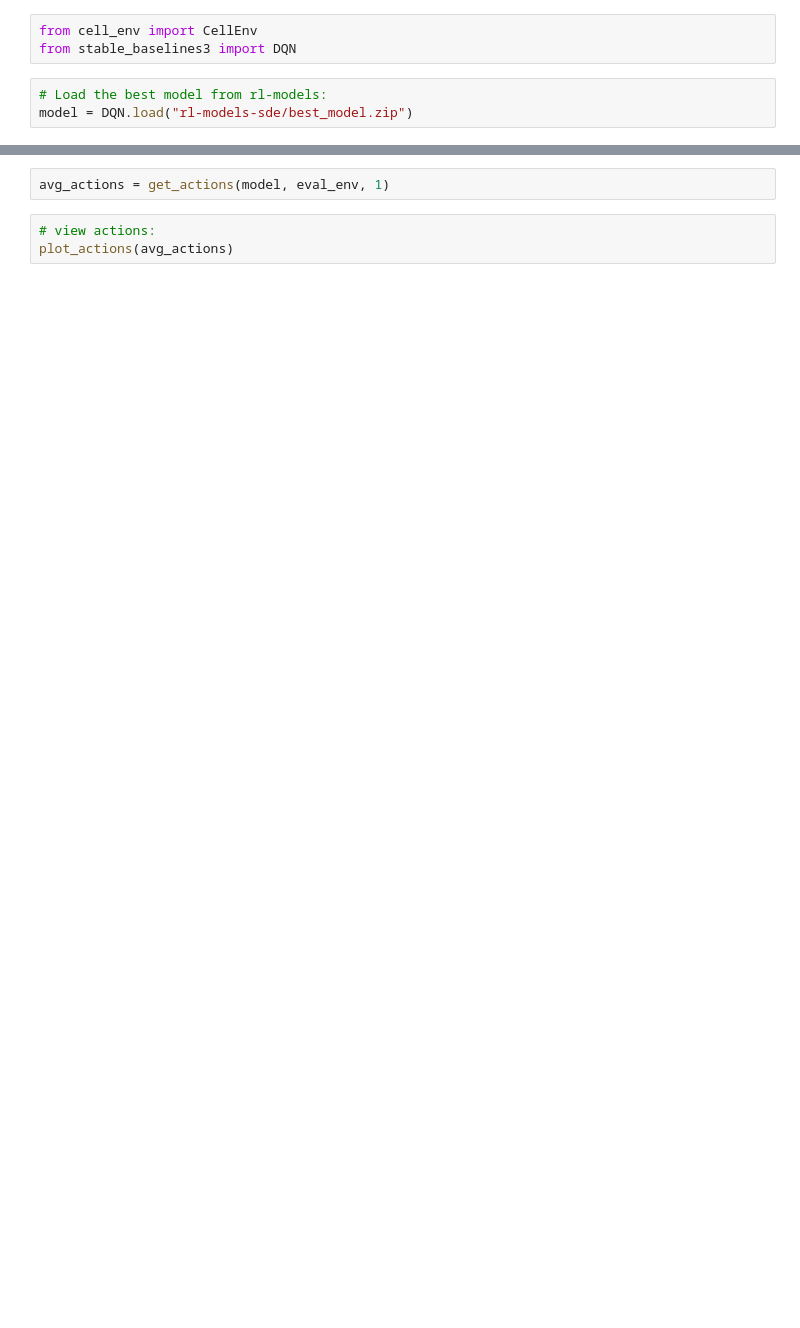
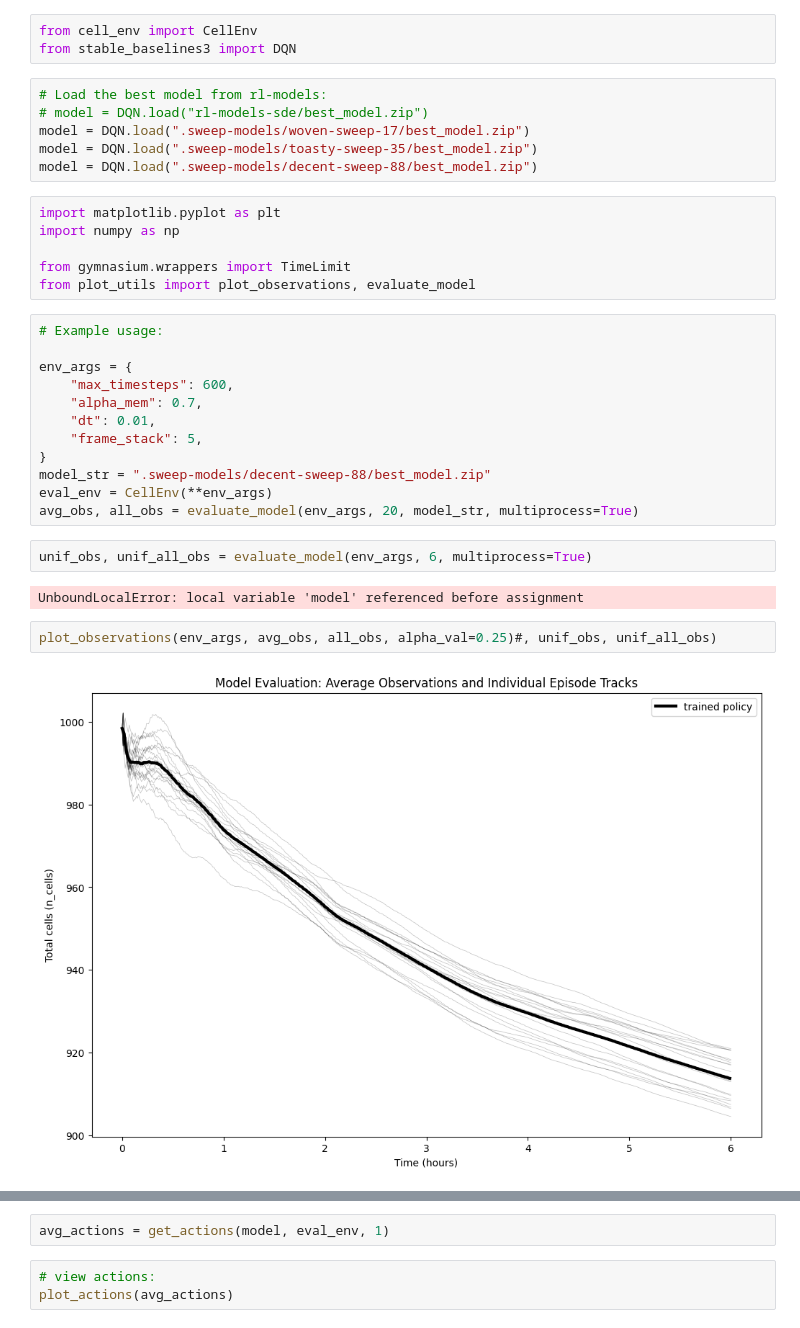
Before and after one commit to JacobHA/RL4Dosing, a Jupyter notebook: rl_eval.ipynb, the cells around one changed output, grey strips where cells are left out. Saved outputs shown, nothing was run; the diff lists cells and outputs as text; blank space fills up the shorter version.

Commit message:
evaluate in parallel

```diff
--- a/rl_eval.ipynb
+++ b/rl_eval.ipynb
@@ -3,5 +3,34 @@ from cell_env import CellEnv
 from stable_baselines3 import DQN
 # %%
 # Load the best model from rl-models:
-model = DQN.load("rl-models-sde/best_model.zip")
+# model = DQN.load("rl-models-sde/best_model.zip")
+model = DQN.load(".sweep-models/woven-sweep-17/best_model.zip")
+model = DQN.load(".sweep-models/toasty-sweep-35/best_model.zip")
+model = DQN.load(".sweep-models/decent-sweep-88/best_model.zip")
+# %%
+import matplotlib.pyplot as plt
+import numpy as np
+
+from gymnasium.wrappers import TimeLimit
+from plot_utils import plot_observations, evaluate_model
+# %%
+# Example usage:
+
+env_args = {
+    "max_timesteps": 600,
+    "alpha_mem": 0.7,
+    "dt": 0.01,
+    "frame_stack": 5,
+}
+model_str = ".sweep-models/decent-sweep-88/best_model.zip"
+eval_env = CellEnv(**env_args)
+avg_obs, all_obs = evaluate_model(env_args, 20, model_str, multiprocess=True)
+# %%
+unif_obs, unif_all_obs = evaluate_model(env_args, 6, multiprocess=True)
+# %% [output]
+UnboundLocalError: local variable 'model' referenced before assignment
+# %%
+plot_observations(env_args, avg_obs, all_obs, alpha_val=0.25)#, unif_obs, unif_all_obs)
+# %% [output]
+[figure, added]
 # %%
```
Also changed, not shown: parts of 6 cells of this notebook, 3 other files.
